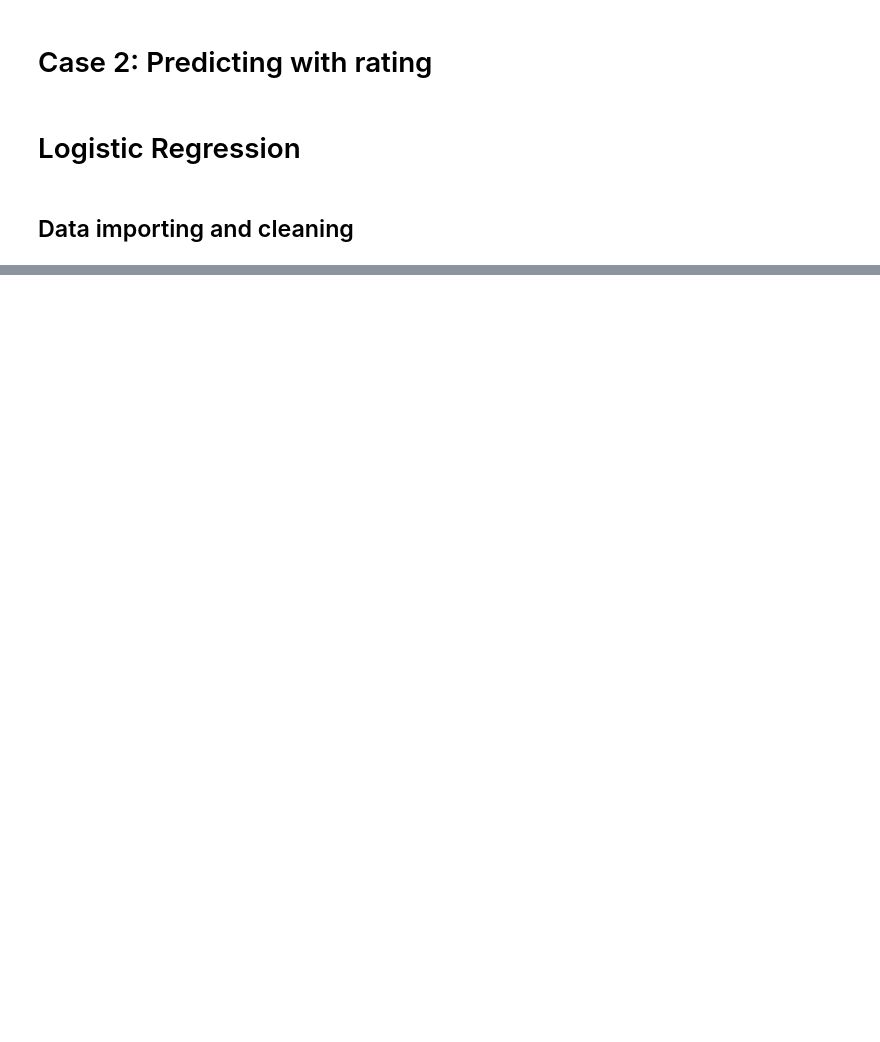
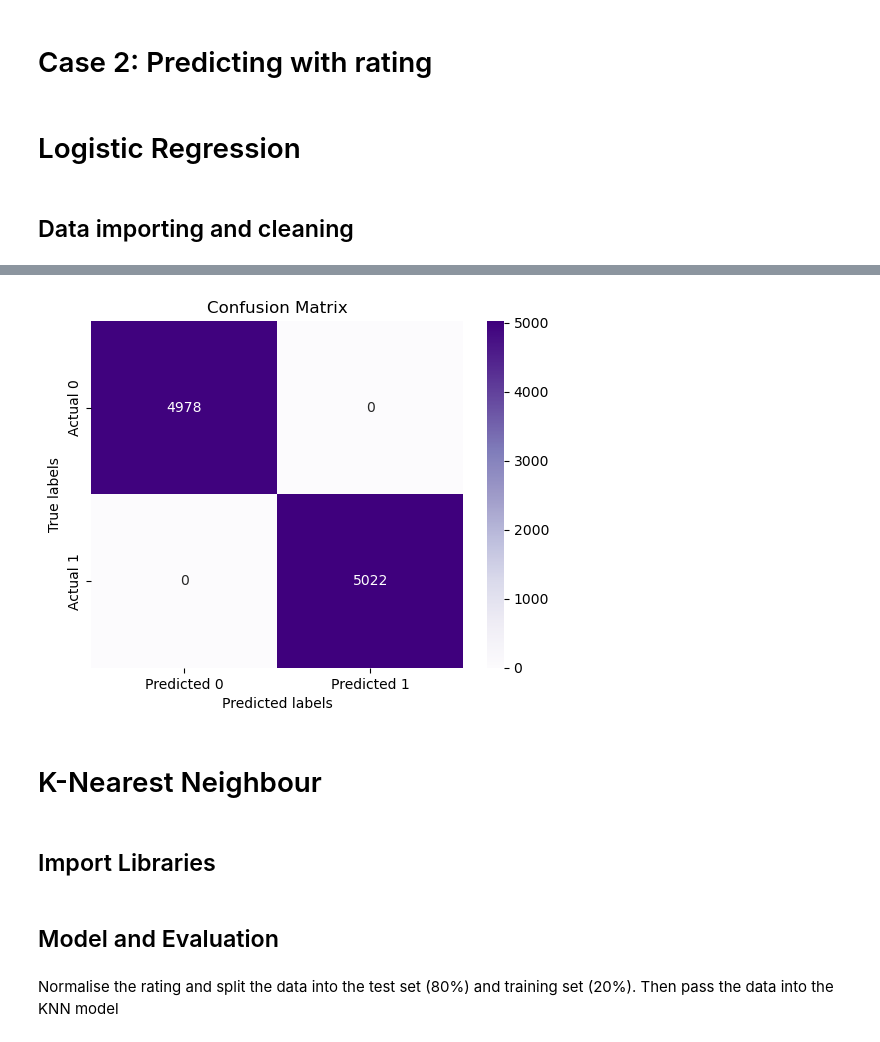
Before and after one commit to Happlesful/proj, a Jupyter notebook: case2.ipynb, the cells around one changed output, grey strips where cells are left out. Cells and saved outputs as stored; diff of their text form; code cells hidden in the pictures; blank space fills up the shorter version.

```diff
--- a/case2.ipynb
+++ b/case2.ipynb
@@ -65,0 +102,24 @@ print(dataframe.head())
+# %%
+X = dataframe["rating"].values.reshape(-1, 1)
+y = dataframe["category"]
+
+label_encoder = LabelEncoder()
+y = label_encoder.fit_transform(y)
+
+X_train, X_test, y_train, y_test = train_test_split(
+    X, y, test_size=0.2, random_state=42)
+
+model = Sequential()
+model.add(Dense(64, activation='relu', input_shape=(1,)))
+model.add(Dropout(0.5))
+model.add(Dense(32, activation='relu'))
+model.add(Dropout(0.5))
+model.add(Dense(1, activation='sigmoid'))
+
+# Compile the model
+model.compile(optimizer='adam', loss='binary_crossentropy',
+              metrics=['accuracy'])
+
+# Train the model
+history = model.fit(X_train, y_train, epochs=10, batch_size=64,
+                    validation_data=(X_test, y_test))
@@ -65,0 +182,15 @@ print(dataframe.head())
+# %%
+modelOne_pred_actual = model.predict(X_test)
+modelOne_pred = [0 if x <= 0.5 else 1 for x in modelOne_pred_actual]
+
+# Plot confusion matrix
+conf_matrix = confusion_matrix(modelOne_pred, y_test)
+plt.figure(figsize=(6, 4.5))
+sns.heatmap(conf_matrix, annot=True, cmap='Purples', fmt='d',
+            xticklabels=['Predicted 0', 'Predicted 1'],
+            yticklabels=['Actual 0', 'Actual 1'])
+plt.xlabel('Predicted labels')
+plt.ylabel('True labels')
+plt.title('Confusion Matrix')
+plt.show()
+# %% [output]
@@ -65,0 +198,5 @@ print(dataframe.head())
+[figure, added]
+# %% [markdown]
+# K-Nearest Neighbour
+# %% [markdown]
+## Import Libraries
@@ -66 +205,5 @@ print(dataframe.head())
+# %% [markdown]
+## Model and Evaluation
+# %% [markdown]
+Normalise the rating and split the data into the test set (80%) and training set (20%). Then pass the data into the KNN model
 # %%
```
Also changed, not shown: parts of 16 cells of this notebook.
